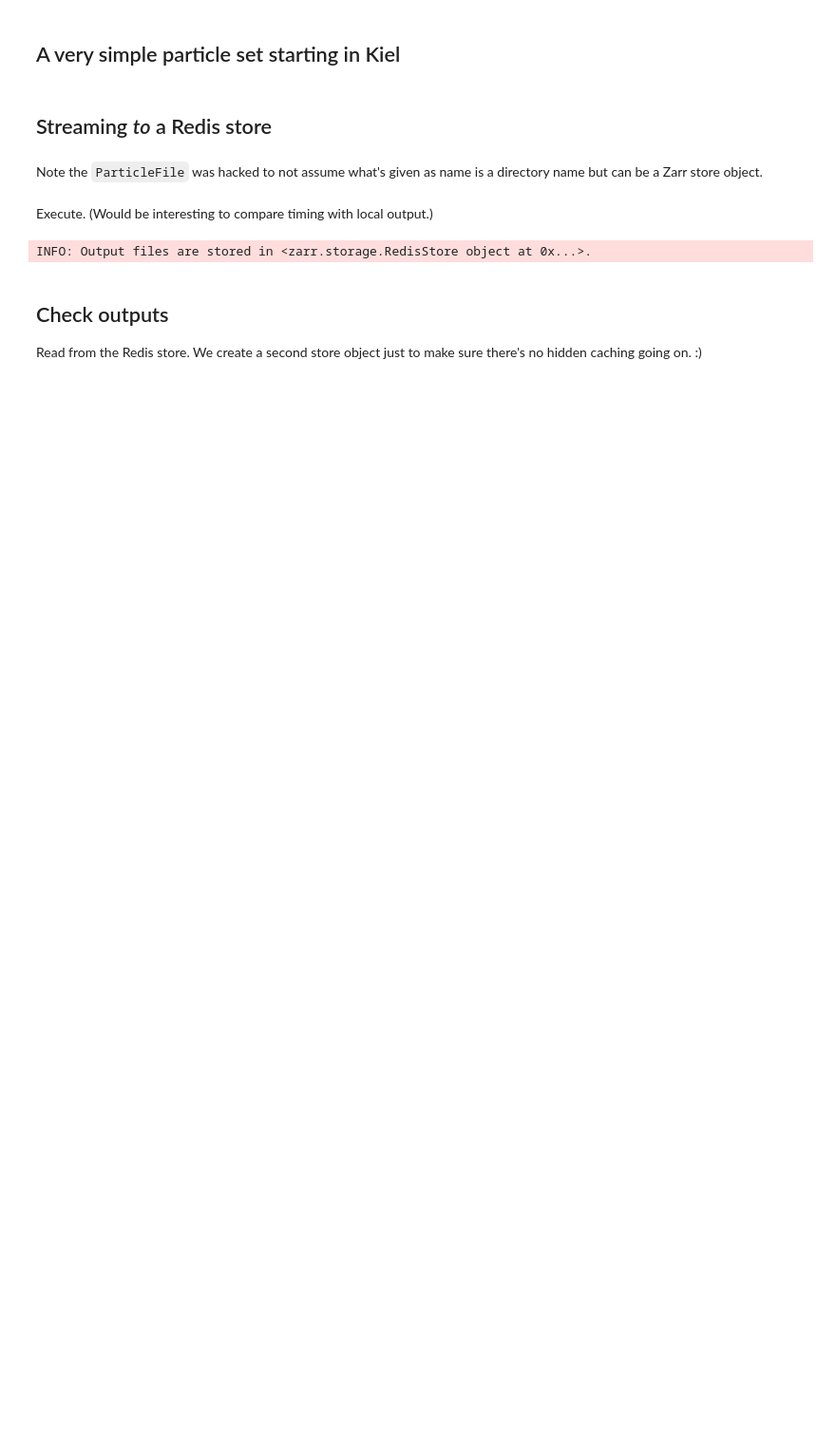
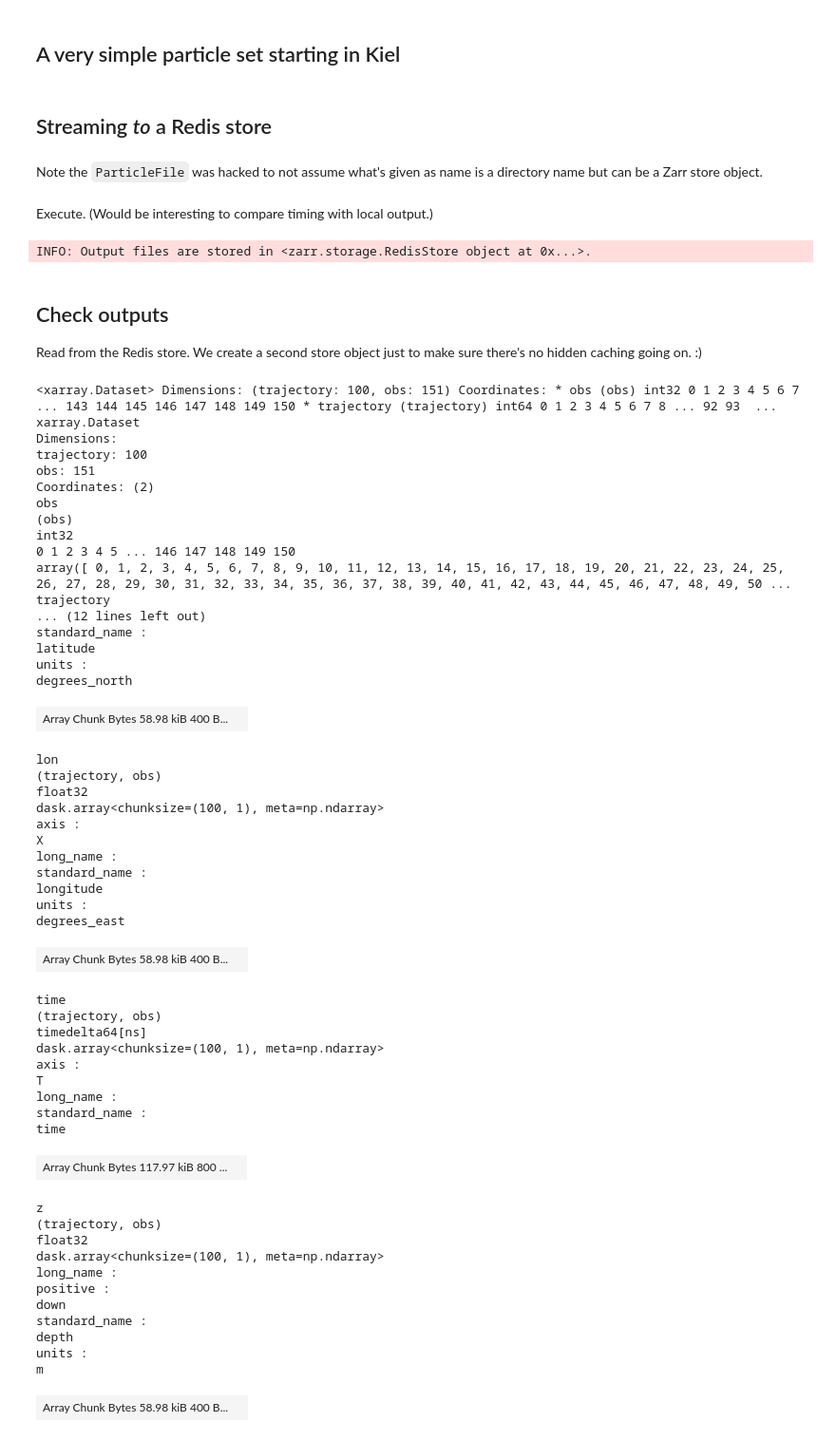
Before and after one commit to willirath/oceanparcels_diskless, a Jupyter notebook: parcels/notebooks/2023-02-03_first_steps.ipynb, the cells around one changed output. Shown: that part at 95% size. Cells and saved outputs as stored; diff of their text form; code cells hidden in the pictures; blank space fills up the shorter version.

```diff
--- a/parcels/notebooks/2023-02-03_first_steps.ipynb
+++ b/parcels/notebooks/2023-02-03_first_steps.ipynb
@@ -103,3 +106,58 @@ Read from the Redis store. We create a second store object just to make sure the
 outstore_opened_again = zarr.storage.RedisStore(prefix="output_", host="redis_store", port=6379)
 # %%
 ds_out = xr.open_zarr(outstore_opened_again)
+# %%
+ds_out
+# %% [output]
+<xarray.Dataset> Dimensions: (trajectory: 100, obs: 151) Coordinates: * obs (obs) int32 0 1 2 3 4 5 6 7 ... 143 144 145 146 147 148 149 150 * trajectory (trajectory) int64 0 1 2 3 4 5 6 7 8 ... 92 93  ...
+xarray.Dataset
+Dimensions:
+trajectory: 100
+obs: 151
+Coordinates: (2)
+obs
+(obs)
+int32
+0 1 2 3 4 5 ... 146 147 148 149 150
+array([ 0, 1, 2, 3, 4, 5, 6, 7, 8, 9, 10, 11, 12, 13, 14, 15, 16, 17, 18, 19, 20, 21, 22, 23, 24, 25, 26, 27, 28, 29, 30, 31, 32, 33, 34, 35, 36, 37, 38, 39, 40, 41, 42, 43, 44, 45, 46, 47, 48, 49, 50 ...
+trajectory
+... (12 lines left out)
+standard_name :
+latitude
+units :
+degrees_north
+| Array Chunk Bytes 58.98 kiB 400 B... |  |
+lon
+(trajectory, obs)
+float32
+dask.array<chunksize=(100, 1), meta=np.ndarray>
+axis :
+X
+long_name :
+standard_name :
+longitude
+units :
+degrees_east
+| Array Chunk Bytes 58.98 kiB 400 B... |  |
+time
+(trajectory, obs)
+timedelta64[ns]
+dask.array<chunksize=(100, 1), meta=np.ndarray>
+axis :
+T
+long_name :
+standard_name :
+time
+| Array Chunk Bytes 117.97 kiB 800 ... |  |
+z
+(trajectory, obs)
+float32
+dask.array<chunksize=(100, 1), meta=np.ndarray>
+long_name :
+positive :
+down
+standard_name :
+depth
+units :
+m
+| Array Chunk Bytes 58.98 kiB 400 B... |  |
```
Also changed, not shown: parts of 9 cells of this notebook.
